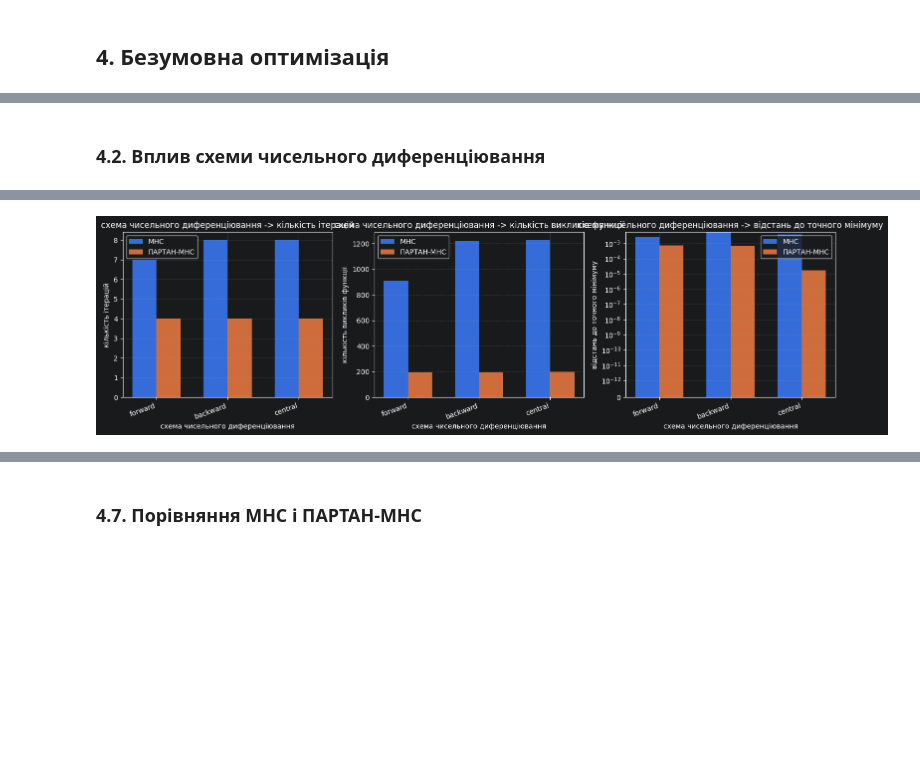
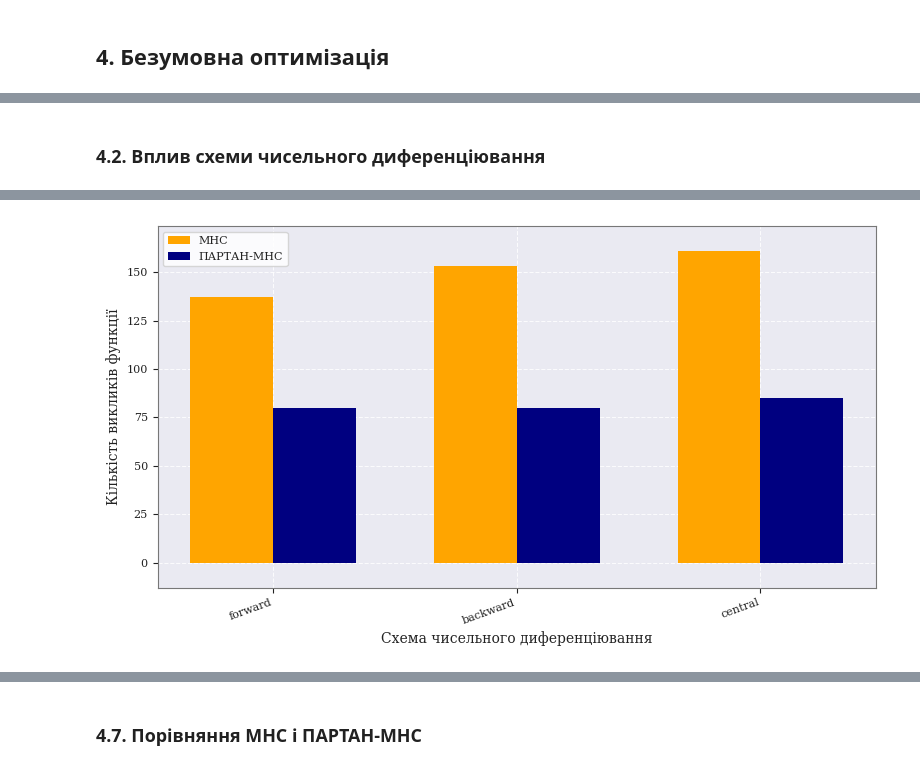
Before and after one commit to sburdiug/my_optimization_methods, a Jupyter notebook: cw/partan_mns_experiments.ipynb, the cells around one changed output, grey strips where cells are left out. Cells and saved outputs as stored; diff of their text form; code cells hidden in the pictures; blank space fills up the shorter version.

```diff
--- a/cw/partan_mns_experiments.ipynb
+++ b/cw/partan_mns_experiments.ipynb
@@ -25,6 +44,7 @@ EXPERIMENTS = experiments.EXPERIMENTS
 METHODS = experiments.METHODS
 DISPLAY_COLUMN_LABELS = experiments.DISPLAY_COLUMN_LABELS
 compare_methods = experiments.compare_methods
+compare_line_search_precision = experiments.compare_line_search_precision
 compare_penalty_methods = experiments.compare_penalty_methods
 compare_penalty_start_points = experiments.compare_penalty_start_points
 distance_to_circle_boundary = experiments.distance_to_circle_boundary
@@ -40,17 +60,22 @@ from optimization.penalty import circle_constraint, make_external_penalty_functi
 import optimization.plots as plots
 plots = importlib.reload(plots)
 plot_circle_constraint = plots.plot_circle_constraint
+plot_combined_trajectories = plots.plot_combined_trajectories if hasattr(plots, "plot_combined_trajectories") else None
+plot_convergence_by_iteration = plots.plot_convergence_by_iteration
+plot_cumulative_calls_by_iteration = plots.plot_cumulative_calls_by_iteration
 plot_final_comparison = plots.plot_final_comparison
+plot_gradient_norm_by_iteration = plots.plot_gradient_norm_by_iteration
 plot_metric_by_parameter = plots.plot_metric_by_parameter
 plot_penalty_trajectory = plots.plot_penalty_trajectory
 plot_trajectory = plots.plot_trajectory
+plots.use_light_plot_theme()
 from optimization.steepest_descent import steepest_descent
 
 pd.set_option("display.max_columns", None)
 pd.set_option("display.width", 160)
 plt.rcParams["figure.figsize"] = (8, 4)
 
-base_params = dict(BASE_PARAMS)
+base_params = BASE_PARAMS.copy()
 base_params
 # %% [output]
 {'max_iter': 1000,
@@ -259,4 +586,82 @@ h_table = show_sweep("derivative_h", "4.1. Вплив кроку чисельн
 # %%
-scheme_table = show_sweep("gradient_scheme", "4.2. Вплив схеми чисельного диференціювання")
+display(Markdown("### 4.2. \u0412\u043f\u043b\u0438\u0432 \u0441\u0445\u0435\u043c\u0438 \u0447\u0438\u0441\u0435\u043b\u044c\u043d\u043e\u0433\u043e \u0434\u0438\u0444\u0435\u0440\u0435\u043d\u0446\u0456\u044e\u0432\u0430\u043d\u043d\u044f"))
+show_test_initial_data(
+    "\u0412\u043f\u043b\u0438\u0432 \u0441\u0445\u0435\u043c\u0438 \u0447\u0438\u0441\u0435\u043b\u044c\u043d\u043e\u0433\u043e \u0434\u0438\u0444\u0435\u0440\u0435\u043d\u0446\u0456\u044e\u0432\u0430\u043d\u043d\u044f",
+    varied_parameter=PARAMETER_LABELS["gradient_scheme"],
+    varied_values=EXPERIMENTS["gradient_scheme"],
+    methods=list(METHODS),
+)
+scheme_table = sweep_table("gradient_scheme")
+show_table(scheme_table)
+
+fig, ax = plt.subplots(figsize=(8, 4.5))
+plot_metric_by_parameter(
+    scheme_table,
+    parameter_col="parameter_value",
+    metric_col="func_calls",
+    title="\u0421\u0445\u0435\u043c\u0430 \u0447\u0438\u0441\u0435\u043b\u044c\u043d\u043e\u0433\u043e \u0434\u0438\u0444\u0435\u0440\u0435\u043d\u0446\u0456\u044e\u0432\u0430\u043d\u043d\u044f -> \u043a\u0456\u043b\u044c\u043a\u0456\u0441\u0442\u044c \u0432\u0438\u043a\u043b\u0438\u043a\u0456\u0432 \u0444\u0443\u043d\u043a\u0446\u0456\u0457",
+    xlabel="\u0421\u0445\u0435\u043c\u0430 \u0447\u0438\u0441\u0435\u043b\u044c\u043d\u043e\u0433\u043e \u0434\u0438\u0444\u0435\u0440\u0435\u043d\u0446\u0456\u044e\u0432\u0430\u043d\u043d\u044f",
+    ylabel="\u041a\u0456\u043b\u044c\u043a\u0456\u0441\u0442\u044c \u0432\u0438\u043a\u043b\u0438\u043a\u0456\u0432 \u0444\u0443\u043d\u043a\u0446\u0456\u0457",
+    ax=ax,
+)
+plt.tight_layout()
+plt.show()
+
+display(Markdown("#### \u0412\u043f\u043b\u0438\u0432 \u0432\u0435\u043b\u0438\u0447\u0438\u043d\u0438 \u043a\u0440\u043e\u043a\u0443 \u0442\u0430 \u0440\u0456\u0437\u043d\u0438\u0446\u0435\u0432\u0438\u0445 \u0441\u0445\u0435\u043c \u043f\u0440\u0438 \u043e\u0431\u0447\u0438\u0441\u043b\u0435\u043d\u043d\u0456 \u043f\u043e\u0445\u0456\u0434\u043d\u0438\u0445"))
+scheme_h_rows = []
+for scheme_name in EXPERIMENTS["gradient_scheme"]:
+    for h_value in EXPERIMENTS["derivative_h"]:
+        params = base_params.copy()
+        params["gradient_scheme"] = scheme_name
+        params["derivative_h"] = h_value
+        result = partan_steepest_descent(power_function, X_START, **params)
+        scheme_h_rows.append({
+            "gradient_scheme": scheme_name,
+            "derivative_h": h_value,
+            "func_calls": result["func_calls"],
+        })
+scheme_h_table = pd.DataFrame(scheme_h_rows)
+show_table(scheme_h_table.rename(columns={
+    "gradient_scheme": "\u0441\u0445\u0435\u043c\u0430",
+    "derivative_h": "h",
+    "func_calls": "\u0432\u0438\u043a\u043b\u0438\u043a\u0438 \u0444\u0443\u043d\u043a\u0446\u0456\u0457",
+}))
+
+scheme_labels = {"central": "\u0446\u0435\u043d\u0442\u0440\u0430\u043b\u044c\u043d\u0430", "forward": "\u043b\u0456\u0432\u0430", "backward": "\u043f\u0440\u0430\u0432\u0430"}
+scheme_colors = {"central": "navy", "forward": "orange", "backward": "tab:gray"}
+fig, ax = plt.subplots(figsize=(10, 5))
+all_h_values = []
+all_call_values = []
+for scheme_name, group in scheme_h_table.groupby("gradient_scheme", sort=False):
+    group = group.sort_values("derivative_h")
+    h_values = group["derivative_h"].to_numpy(dtype=float)
+    call_values = group["func_calls"].to_numpy(dtype=float)
+    all_h_values.extend(h_values)
+    all_call_values.extend(call_values)
+    ax.plot(
+        h_values,
+        call_values,
+        "o-",
+        linewidth=1.8,
+        markersize=4.5,
+        color=scheme_colors.get(scheme_name),
+        label=scheme_labels.get(scheme_name, scheme_name),
+    )
+
+all_h_values = np.asarray(all_h_values, dtype=float)
+all_call_values = np.asarray(all_call_values, dtype=float)
+ax.set_xscale("log")
+ax.set_xticks(np.sort(np.unique(all_h_values)))
+ax.set_xticklabels([f"{value:g}" for value in np.sort(np.unique(all_h_values))], rotation=45, ha="right")
+ax.set_xlabel("\u041a\u0440\u043e\u043a h")
+ax.set_ylabel("\u0412\u0438\u043a\u043b\u0438\u043a\u0438 \u0444\u0443\u043d\u043a\u0446\u0456\u0439")
+apply_padded_axis_limits(ax, all_h_values, all_call_values, x_log=True)
+ax.set_xlim(float(np.nanmin(all_h_values)) / 1.15, float(np.nanmax(all_h_values)) * 30.0)
+ax.grid(True, which="both", linestyle="--", alpha=0.85)
+ax.legend()
+plt.tight_layout()
+plt.show()
+
+display(Markdown("**\u0412\u0438\u0441\u043d\u043e\u0432\u043e\u043a.** \u0421\u0445\u0435\u043c\u0430 \u0447\u0438\u0441\u0435\u043b\u044c\u043d\u043e\u0433\u043e \u0434\u0438\u0444\u0435\u0440\u0435\u043d\u0446\u0456\u044e\u0432\u0430\u043d\u043d\u044f \u0442\u0430 \u043a\u0440\u043e\u043a h \u0432\u043f\u043b\u0438\u0432\u0430\u044e\u0442\u044c \u043d\u0430 \u043a\u0456\u043b\u044c\u043a\u0456\u0441\u0442\u044c \u0432\u0438\u043a\u043b\u0438\u043a\u0456\u0432 \u0444\u0443\u043d\u043a\u0446\u0456\u0457, \u0431\u043e \u0437\u043c\u0456\u043d\u044e\u044e\u0442\u044c \u0442\u043e\u0447\u043d\u0456\u0441\u0442\u044c \u043d\u0430\u0431\u043b\u0438\u0436\u0435\u043d\u043d\u044f \u0433\u0440\u0430\u0434\u0456\u0454\u043d\u0442\u0430."))
 # %% [output]
 ### 4.2. Вплив схеми чисельного диференціювання
@@ -270 +693 @@ scheme_table = show_sweep("gradient_scheme", "4.2. Вплив схеми чис
-[figure, old version]
+[figure, new version]
```
Also changed, not shown: parts of 28 cells of this notebook, 4 other files.
